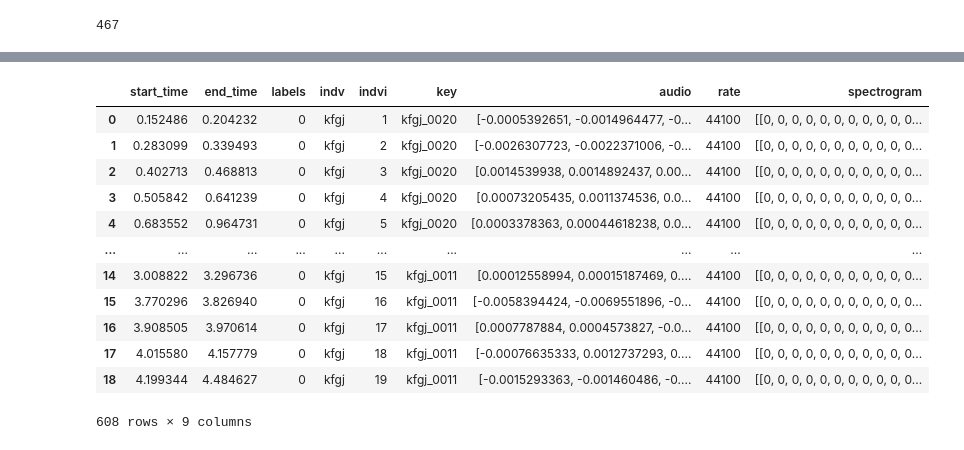
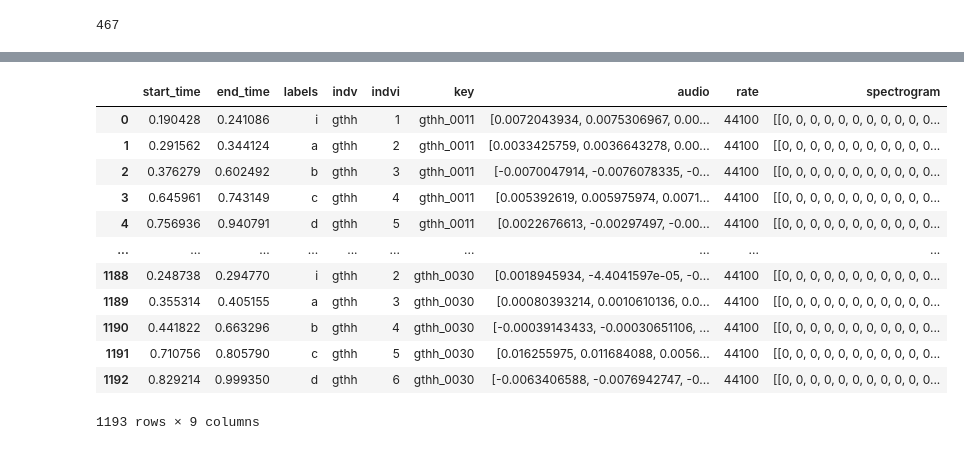
Before and after one commit to AvisP/Nest-Seq-Analysis, a Jupyter notebook: notebooks/Notmat2dataframe.ipynb, the cells around one changed output, grey strips where cells are left out. Cells and saved outputs as stored; diff of their text form; code cells hidden in the pictures.

```diff
--- a/notebooks/Notmat2dataframe.ipynb
+++ b/notebooks/Notmat2dataframe.ipynb
@@ -634,20 +607,18 @@ syllable_df.to_pickle(save_loc)
 # %%
 del syllable_df
-# %%
-syllable_df
-# %% [output]
-|  | start_time | end_time | labels | indv | indvi | key | audio | rate | spectrogram |
-| 0 | 0.152486 | 0.204232 | 0 | kfgj | 1 | kfgj_0020 | [-0.0005392651, -0.0014964477, -0... | 44100 | [[0, 0, 0, 0, 0, 0, 0, 0, 0, 0, 0... |
-| 1 | 0.283099 | 0.339493 | 0 | kfgj | 2 | kfgj_0020 | [-0.0026307723, -0.0022371006, -0... | 44100 | [[0, 0, 0, 0, 0, 0, 0, 0, 0, 0, 0... |
-| 2 | 0.402713 | 0.468813 | 0 | kfgj | 3 | kfgj_0020 | [0.0014539938, 0.0014892437, 0.00... | 44100 | [[0, 0, 0, 0, 0, 0, 0, 0, 0, 0, 0... |
-| 3 | 0.505842 | 0.641239 | 0 | kfgj | 4 | kfgj_0020 | [0.00073205435, 0.0011374536, 0.0... | 44100 | [[0, 0, 0, 0, 0, 0, 0, 0, 0, 0, 0... |
-| 4 | 0.683552 | 0.964731 | 0 | kfgj | 5 | kfgj_0020 | [0.0003378363, 0.00044618238, 0.0... | 44100 | [[0, 0, 0, 0, 0, 0, 0, 0, 0, 0, 0... |
-| ... | ... | ... | ... | ... | ... | ... | ... | ... | ... |
-| 14 | 3.008822 | 3.296736 | 0 | kfgj | 15 | kfgj_0011 | [0.00012558994, 0.00015187469, 0.... | 44100 | [[0, 0, 0, 0, 0, 0, 0, 0, 0, 0, 0... |
-| 15 | 3.770296 | 3.826940 | 0 | kfgj | 16 | kfgj_0011 | [-0.0058394424, -0.0069551896, -0... | 44100 | [[0, 0, 0, 0, 0, 0, 0, 0, 0, 0, 0... |
-| 16 | 3.908505 | 3.970614 | 0 | kfgj | 17 | kfgj_0011 | [0.0007787884, 0.0004573827, -0.0... | 44100 | [[0, 0, 0, 0, 0, 0, 0, 0, 0, 0, 0... |
-| 17 | 4.015580 | 4.157779 | 0 | kfgj | 18 | kfgj_0011 | [-0.00076635333, 0.0012737293, 0.... | 44100 | [[0, 0, 0, 0, 0, 0, 0, 0, 0, 0, 0... |
-| 18 | 4.199344 | 4.484627 | 0 | kfgj | 19 | kfgj_0011 | [-0.0015293363, -0.001460486, -0.... | 44100 | [[0, 0, 0, 0, 0, 0, 0, 0, 0, 0, 0... |
-608 rows × 9 columns
 # %%
-pd.read_pickle('/content/Nest-Seq-Analysis/data/syllable_dfs/zebra_finch_sakata/zf_Nest8_ihza_noRescale.pickle')
+pd.read_pickle('/content/Nest-Seq-Analysis/data/syllable_dfs/zebra_finch_sakata/zf_Nest4_noRescale.pickle')
+# %% [output]
+|  | start_time | end_time | labels | indv | indvi | key | audio | rate | spectrogram |
+| 0 | 0.190428 | 0.241086 | i | gthh | 1 | gthh_0011 | [0.0072043934, 0.0075306967, 0.00... | 44100 | [[0, 0, 0, 0, 0, 0, 0, 0, 0, 0, 0... |
+| 1 | 0.291562 | 0.344124 | a | gthh | 2 | gthh_0011 | [0.0033425759, 0.0036643278, 0.00... | 44100 | [[0, 0, 0, 0, 0, 0, 0, 0, 0, 0, 0... |
+| 2 | 0.376279 | 0.602492 | b | gthh | 3 | gthh_0011 | [-0.0070047914, -0.0076078335, -0... | 44100 | [[0, 0, 0, 0, 0, 0, 0, 0, 0, 0, 0... |
+| 3 | 0.645961 | 0.743149 | c | gthh | 4 | gthh_0011 | [0.005392619, 0.005975974, 0.0071... | 44100 | [[0, 0, 0, 0, 0, 0, 0, 0, 0, 0, 0... |
+| 4 | 0.756936 | 0.940791 | d | gthh | 5 | gthh_0011 | [0.0022676613, -0.00297497, -0.00... | 44100 | [[0, 0, 0, 0, 0, 0, 0, 0, 0, 0, 0... |
+| ... | ... | ... | ... | ... | ... | ... | ... | ... | ... |
+| 1188 | 0.248738 | 0.294770 | i | gthh | 2 | gthh_0030 | [0.0018945934, -4.4041597e-05, -0... | 44100 | [[0, 0, 0, 0, 0, 0, 0, 0, 0, 0, 0... |
+| 1189 | 0.355314 | 0.405155 | a | gthh | 3 | gthh_0030 | [0.00080393214, 0.0010610136, 0.0... | 44100 | [[0, 0, 0, 0, 0, 0, 0, 0, 0, 0, 0... |
+| 1190 | 0.441822 | 0.663296 | b | gthh | 4 | gthh_0030 | [-0.00039143433, -0.00030651106, ... | 44100 | [[0, 0, 0, 0, 0, 0, 0, 0, 0, 0, 0... |
+| 1191 | 0.710756 | 0.805790 | c | gthh | 5 | gthh_0030 | [0.016255975, 0.011684088, 0.0056... | 44100 | [[0, 0, 0, 0, 0, 0, 0, 0, 0, 0, 0... |
+| 1192 | 0.829214 | 0.999350 | d | gthh | 6 | gthh_0030 | [-0.0063406588, -0.0076942747, -0... | 44100 | [[0, 0, 0, 0, 0, 0, 0, 0, 0, 0, 0... |
+1193 rows × 9 columns
```
Also changed, not shown: parts of 41 cells of this notebook.
